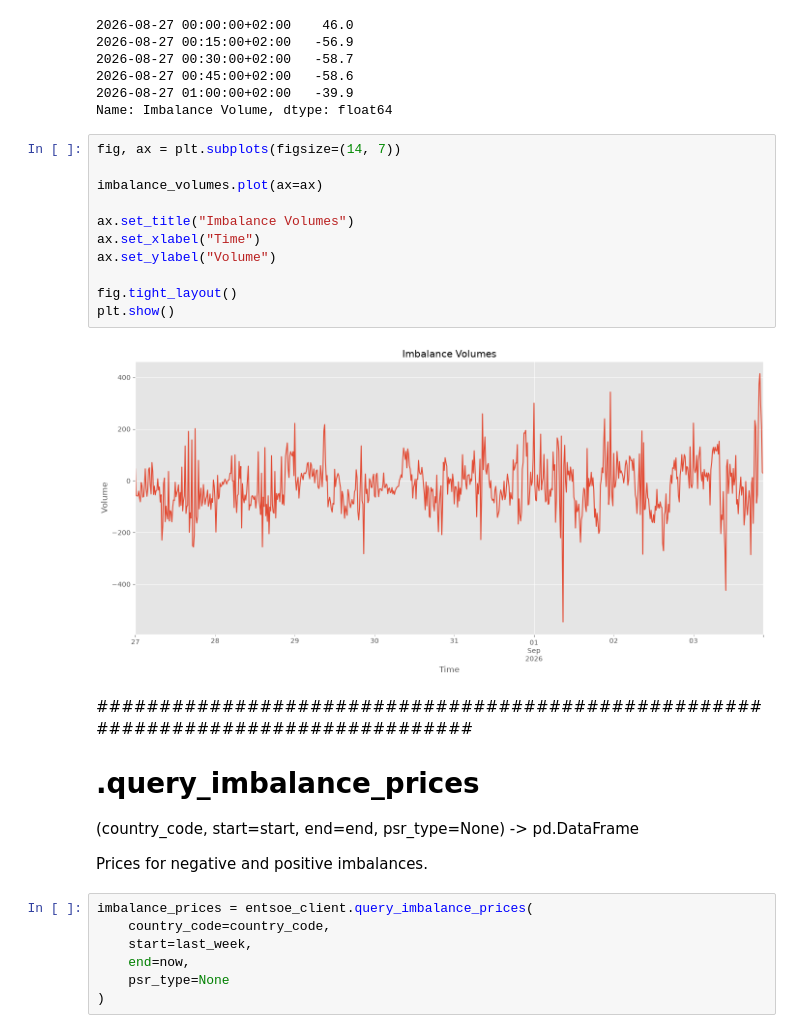
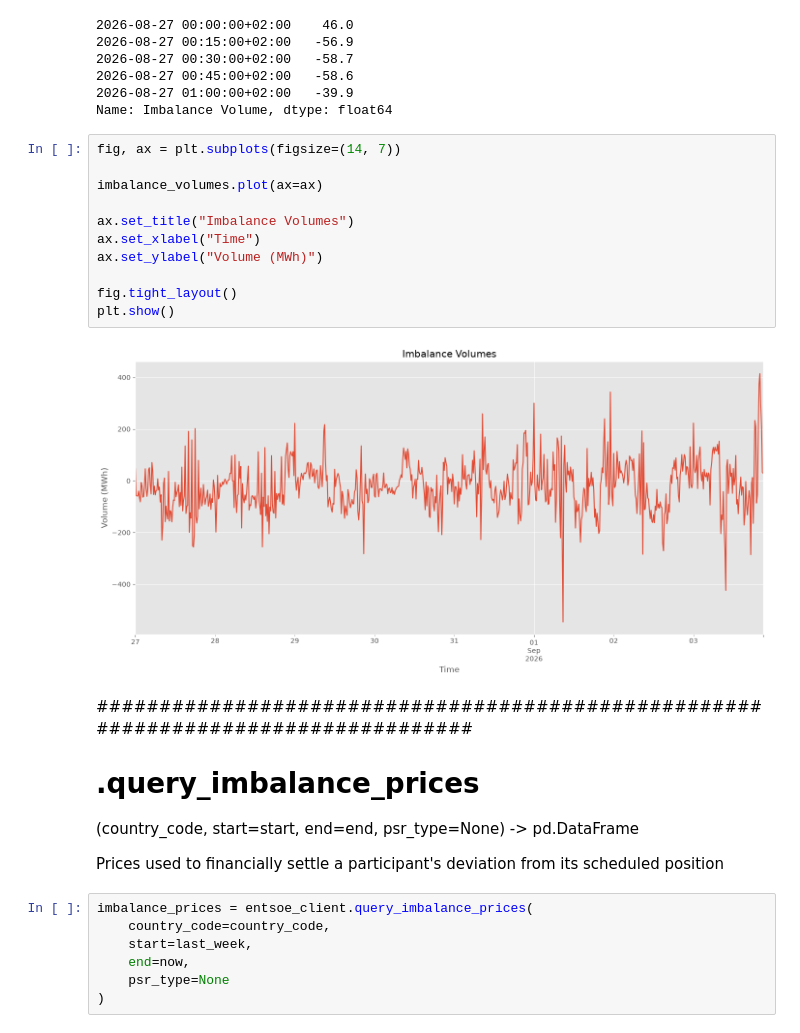
Before and after one commit to DianaDorobantu/electricity-market-brief, a Jupyter notebook: entsoe_data_categories/balancing.ipynb, the cells around one changed output. Drawn from its saved outputs; the diff is of its cells as text.

```diff
--- a/entsoe_data_categories/balancing.ipynb
+++ b/entsoe_data_categories/balancing.ipynb
@@ -110,22 +110,22 @@ Name: Imbalance Volume, dtype: float64
 # %%
 fig, ax = plt.subplots(figsize=(14, 7))
 
 imbalance_volumes.plot(ax=ax)
 
 ax.set_title("Imbalance Volumes")
 ax.set_xlabel("Time")
-ax.set_ylabel("Volume")
+ax.set_ylabel("Volume (MWh)")
 
 fig.tight_layout()
 plt.show()
 # %% [output]
-[figure, old version]
+[figure, new version]
 # %% [markdown]
 ###################################################################################
 # .query_imbalance_prices
 (country_code, start=start, end=end, psr_type=None) -> pd.DataFrame
 
-<p>Prices for negative and positive imbalances.</p>
+<p>Prices used to financially settle a participant's deviation from its scheduled position</p>
 # %%
 imbalance_prices = entsoe_client.query_imbalance_prices(
     country_code=country_code,
```
Also changed, not shown: parts of 5 cells of this notebook.
